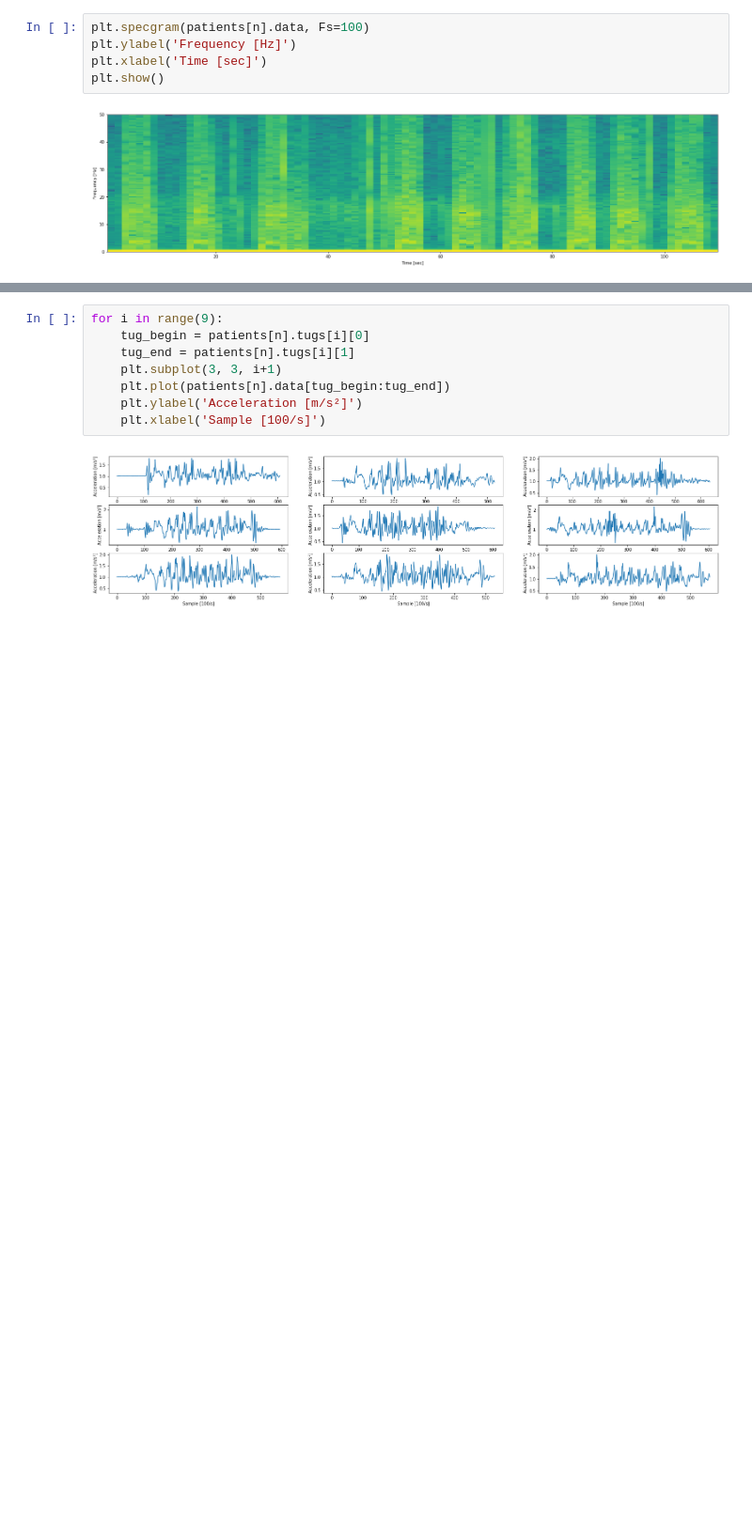
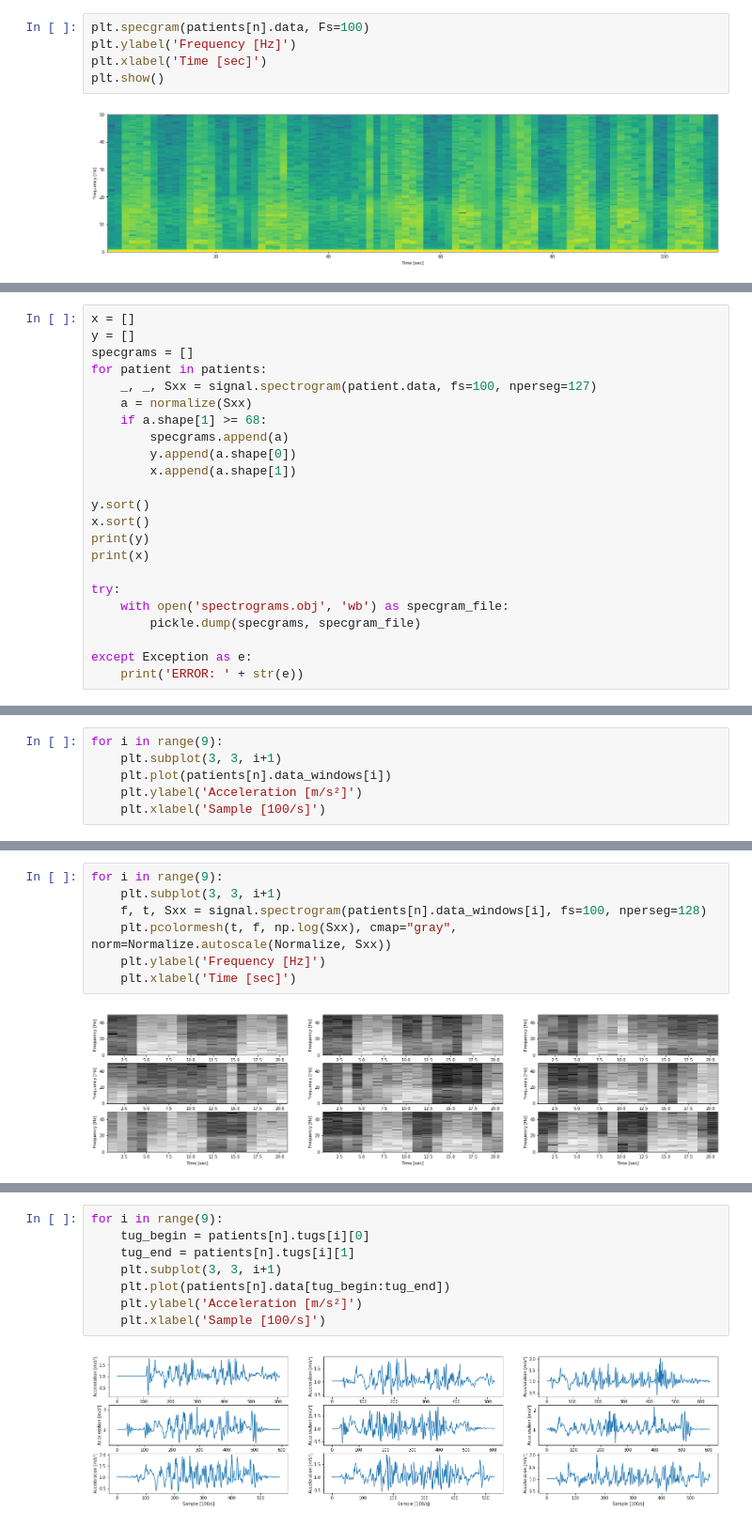
Before and after one commit to rfayan/TUG_Fall_Analysis, a Jupyter notebook: TUG_spectrograms.ipynb, the cells around one changed output, grey strips where cells are left out. Shown at 94% size. Saved outputs shown, nothing was run; the diff lists cells and outputs as text; blank space fills up the shorter version.

```diff
--- a/TUG_spectrograms.ipynb
+++ b/TUG_spectrograms.ipynb
@@ -166,0 +98,23 @@ plt.show()
+# %%
+x = []
+y = []
+specgrams = []
+for patient in patients:
+    _, _, Sxx = signal.spectrogram(patient.data, fs=100, nperseg=127)
+    a = normalize(Sxx)
+    if a.shape[1] >= 68:
+        specgrams.append(a)
+        y.append(a.shape[0])
+        x.append(a.shape[1])
+
+y.sort()
+x.sort()
+print(y)
+print(x)
+
+try:
+    with open('spectrograms.obj', 'wb') as specgram_file:
+        pickle.dump(specgrams, specgram_file)
+
+except Exception as e:
+    print('ERROR: ' + str(e))
@@ -166,0 +126,6 @@ plt.show()
+# %%
+for i in range(9):
+    plt.subplot(3, 3, i+1)
+    plt.plot(patients[n].data_windows[i])
+    plt.ylabel('Acceleration [m/s²]')
+    plt.xlabel('Sample [100/s]')
@@ -167 +142,10 @@ plt.show()
+# %%
+for i in range(9):
+    plt.subplot(3, 3, i+1)
+    f, t, Sxx = signal.spectrogram(patients[n].data_windows[i], fs=100, nperseg=128)
+    plt.pcolormesh(t, f, np.log(Sxx), cmap="gray", norm=Normalize.autoscale(Normalize, Sxx))
+    plt.ylabel('Frequency [Hz]')
+    plt.xlabel('Time [sec]')
+# %% [output]
+[figure, added]
 # %%
```
Also changed, not shown: parts of 27 cells of this notebook, 17 other files.
